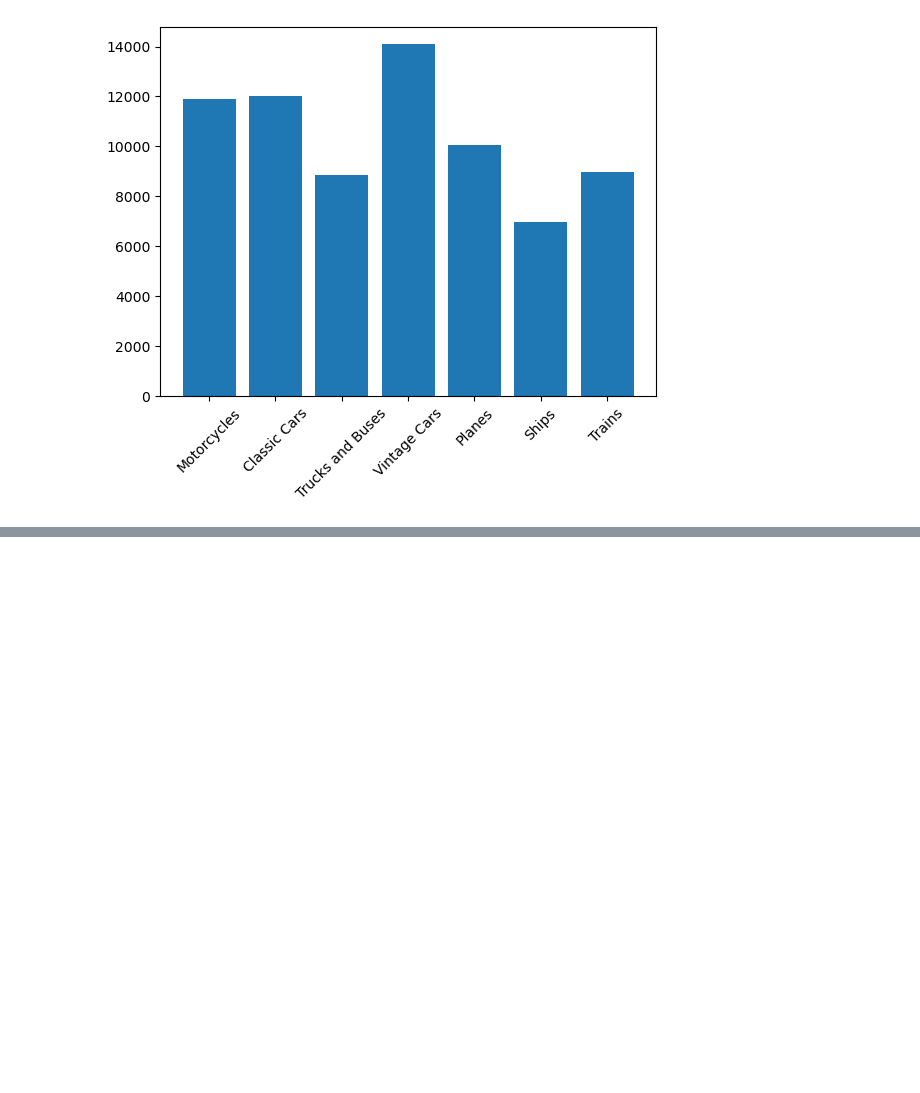
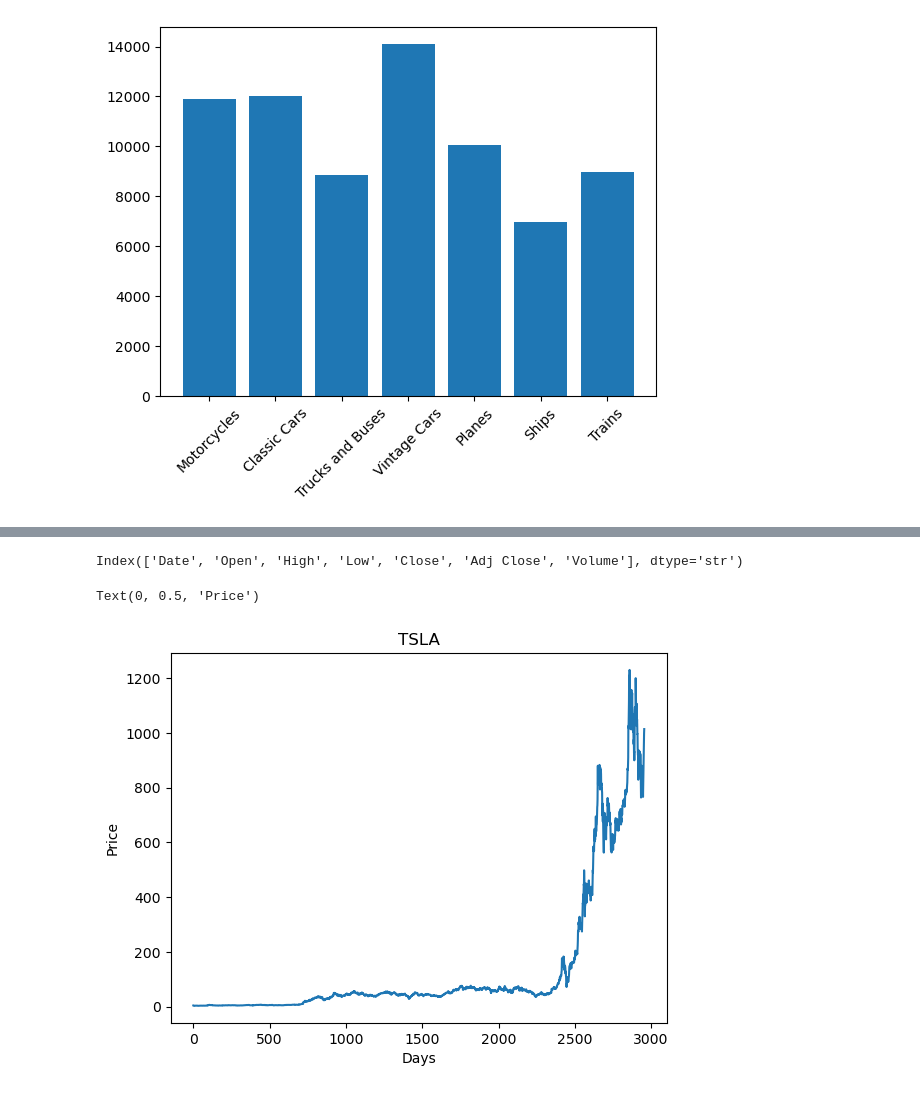
Before and after one commit to nishapandey/stock-prediction, a Jupyter notebook: Resources/matplotlib.ipynb, the cells around one changed output, grey strips where cells are left out. Saved outputs shown, nothing was run; the diff lists cells and outputs as text; code cells hidden in the pictures; blank space fills up the shorter version.

```diff
--- a/Resources/matplotlib.ipynb
+++ b/Resources/matplotlib.ipynb
@@ -112,3 +112,6 @@ plt.bar(df['PRODUCTLINE'], df['SALES']);
 plt.xticks(rotation=45, ha='center');
 # %% [output]
 [figure]
+# %%
+df = pd.read_csv('TSLA.csv')
+df.head(5)
@@ -114,0 +125,12 @@ plt.xticks(rotation=45, ha='center');
+# %%
+df.columns
+# %% [output]
+Index(['Date', 'Open', 'High', 'Low', 'Close', 'Adj Close', 'Volume'], dtype='str')
+# %%
+plt.plot(df.Close);
+plt.title("TSLA")
+plt.xlabel('Days')
+plt.ylabel('Price')
+# %% [output]
+Text(0, 0.5, 'Price')
+[figure, added]
```
Also changed, not shown: parts of 1 cell of this notebook.
